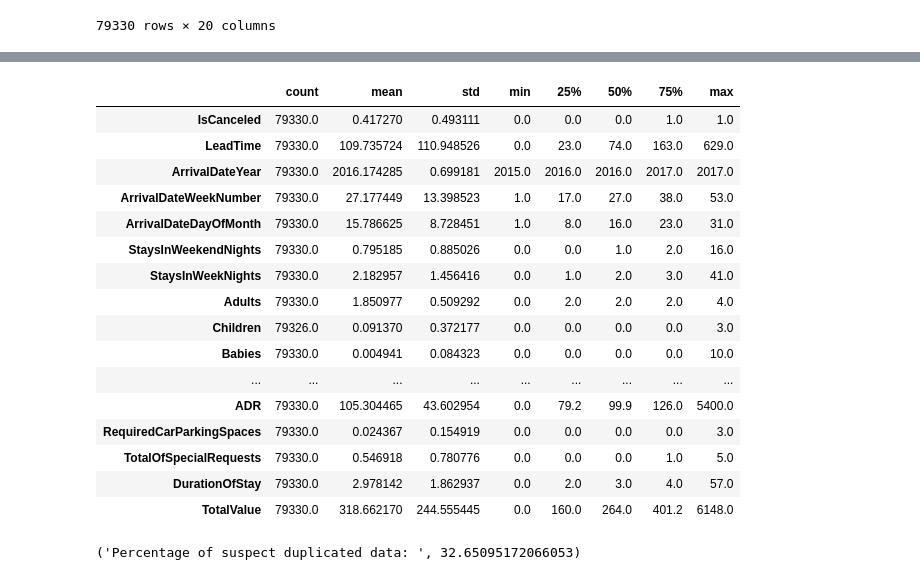
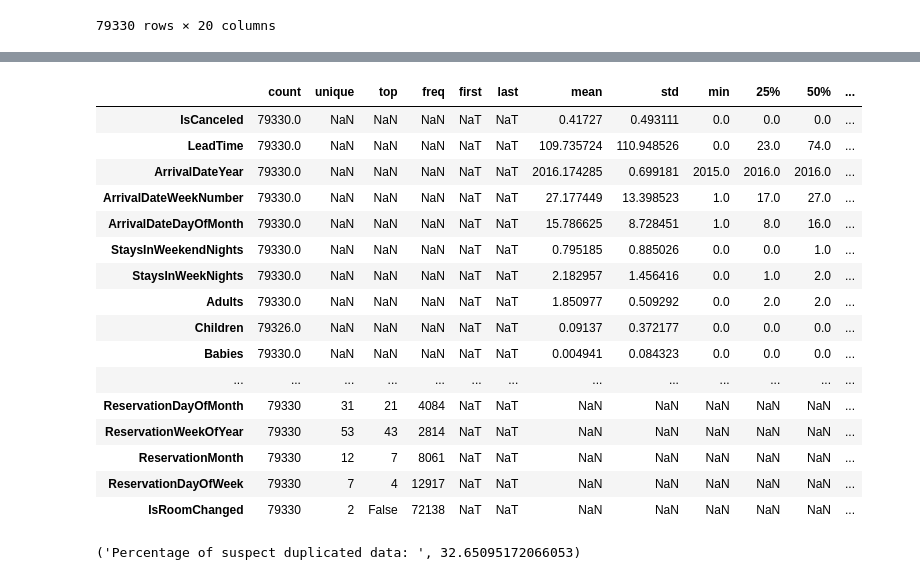
Before and after one commit to alderaemanuele/Business-Cases, a Jupyter notebook: BC2/BC2.ipynb, the cells around one changed output, grey strips where cells are left out. Saved outputs shown, nothing was run; the diff lists cells and outputs as text; code cells hidden in the pictures.

```diff
--- a/BC2/BC2.ipynb
+++ b/BC2/BC2.ipynb
@@ -327,21 +311,21 @@ data[categorical_features]
 # %%
-data.describe().T
+data.describe(include="all").T
 # %% [output]
-|  | count | mean | std | min | 25% | 50% | 75% | max |
-| IsCanceled | 79330.0 | 0.417270 | 0.493111 | 0.0 | 0.0 | 0.0 | 1.0 | 1.0 |
-| LeadTime | 79330.0 | 109.735724 | 110.948526 | 0.0 | 23.0 | 74.0 | 163.0 | 629.0 |
-| ArrivalDateYear | 79330.0 | 2016.174285 | 0.699181 | 2015.0 | 2016.0 | 2016.0 | 2017.0 | 2017.0 |
-| ArrivalDateWeekNumber | 79330.0 | 27.177449 | 13.398523 | 1.0 | 17.0 | 27.0 | 38.0 | 53.0 |
-| ArrivalDateDayOfMonth | 79330.0 | 15.786625 | 8.728451 | 1.0 | 8.0 | 16.0 | 23.0 | 31.0 |
-| StaysInWeekendNights | 79330.0 | 0.795185 | 0.885026 | 0.0 | 0.0 | 1.0 | 2.0 | 16.0 |
-| StaysInWeekNights | 79330.0 | 2.182957 | 1.456416 | 0.0 | 1.0 | 2.0 | 3.0 | 41.0 |
-| Adults | 79330.0 | 1.850977 | 0.509292 | 0.0 | 2.0 | 2.0 | 2.0 | 4.0 |
-| Children | 79326.0 | 0.091370 | 0.372177 | 0.0 | 0.0 | 0.0 | 0.0 | 3.0 |
-| Babies | 79330.0 | 0.004941 | 0.084323 | 0.0 | 0.0 | 0.0 | 0.0 | 10.0 |
-| ... | ... | ... | ... | ... | ... | ... | ... | ... |
-| ADR | 79330.0 | 105.304465 | 43.602954 | 0.0 | 79.2 | 99.9 | 126.0 | 5400.0 |
-| RequiredCarParkingSpaces | 79330.0 | 0.024367 | 0.154919 | 0.0 | 0.0 | 0.0 | 0.0 | 3.0 |
-| TotalOfSpecialRequests | 79330.0 | 0.546918 | 0.780776 | 0.0 | 0.0 | 0.0 | 1.0 | 5.0 |
-| DurationOfStay | 79330.0 | 2.978142 | 1.862937 | 0.0 | 2.0 | 3.0 | 4.0 | 57.0 |
-| TotalValue | 79330.0 | 318.662170 | 244.555445 | 0.0 | 160.0 | 264.0 | 401.2 | 6148.0 |
+|  | count | unique | top | freq | first | last | mean | std | min | 25% | 50% | ... |
+| IsCanceled | 79330.0 | NaN | NaN | NaN | NaT | NaT | 0.41727 | 0.493111 | 0.0 | 0.0 | 0.0 | ... |
+| LeadTime | 79330.0 | NaN | NaN | NaN | NaT | NaT | 109.735724 | 110.948526 | 0.0 | 23.0 | 74.0 | ... |
+| ArrivalDateYear | 79330.0 | NaN | NaN | NaN | NaT | NaT | 2016.174285 | 0.699181 | 2015.0 | 2016.0 | 2016.0 | ... |
+| ArrivalDateWeekNumber | 79330.0 | NaN | NaN | NaN | NaT | NaT | 27.177449 | 13.398523 | 1.0 | 17.0 | 27.0 | ... |
+| ArrivalDateDayOfMonth | 79330.0 | NaN | NaN | NaN | NaT | NaT | 15.786625 | 8.728451 | 1.0 | 8.0 | 16.0 | ... |
+| StaysInWeekendNights | 79330.0 | NaN | NaN | NaN | NaT | NaT | 0.795185 | 0.885026 | 0.0 | 0.0 | 1.0 | ... |
+| StaysInWeekNights | 79330.0 | NaN | NaN | NaN | NaT | NaT | 2.182957 | 1.456416 | 0.0 | 1.0 | 2.0 | ... |
+| Adults | 79330.0 | NaN | NaN | NaN | NaT | NaT | 1.850977 | 0.509292 | 0.0 | 2.0 | 2.0 | ... |
+| Children | 79326.0 | NaN | NaN | NaN | NaT | NaT | 0.09137 | 0.372177 | 0.0 | 0.0 | 0.0 | ... |
+| Babies | 79330.0 | NaN | NaN | NaN | NaT | NaT | 0.004941 | 0.084323 | 0.0 | 0.0 | 0.0 | ... |
+| ... | ... | ... | ... | ... | ... | ... | ... | ... | ... | ... | ... | ... |
+| ReservationDayOfMonth | 79330 | 31 | 21 | 4084 | NaT | NaT | NaN | NaN | NaN | NaN | NaN | ... |
+| ReservationWeekOfYear | 79330 | 53 | 43 | 2814 | NaT | NaT | NaN | NaN | NaN | NaN | NaN | ... |
+| ReservationMonth | 79330 | 12 | 7 | 8061 | NaT | NaT | NaN | NaN | NaN | NaN | NaN | ... |
+| ReservationDayOfWeek | 79330 | 7 | 4 | 12917 | NaT | NaT | NaN | NaN | NaN | NaN | NaN | ... |
+| IsRoomChanged | 79330 | 2 | False | 72138 | NaT | NaT | NaN | NaN | NaN | NaN | NaN | ... |
 # %%
```
Also changed, not shown: parts of 56 cells of this notebook.
